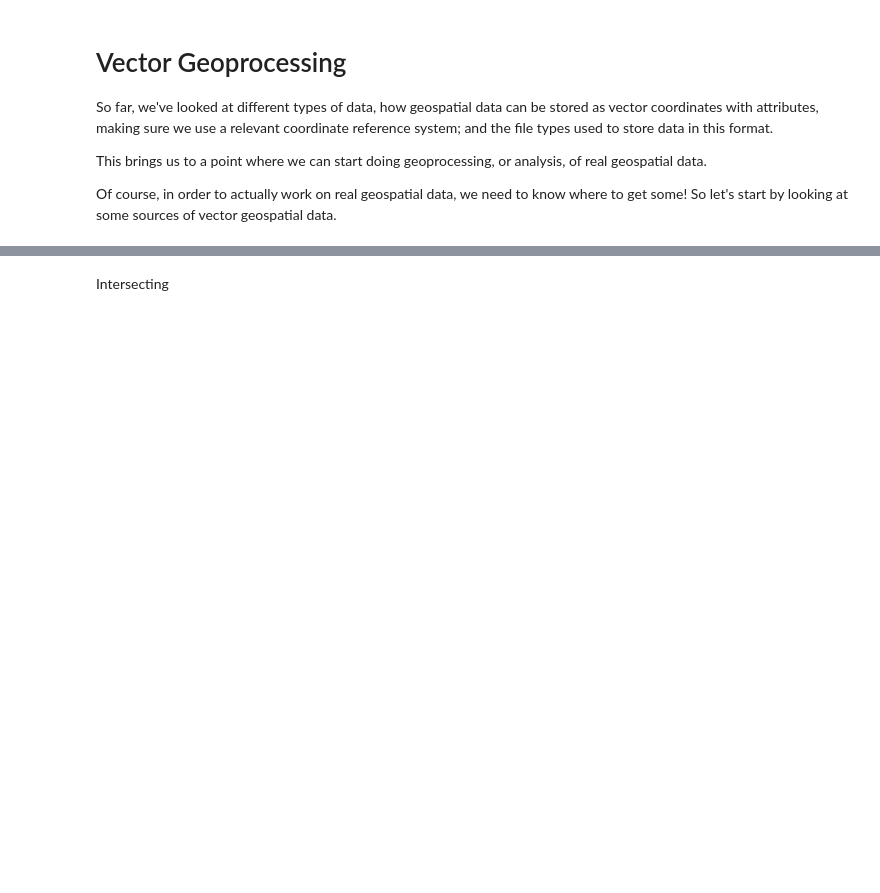
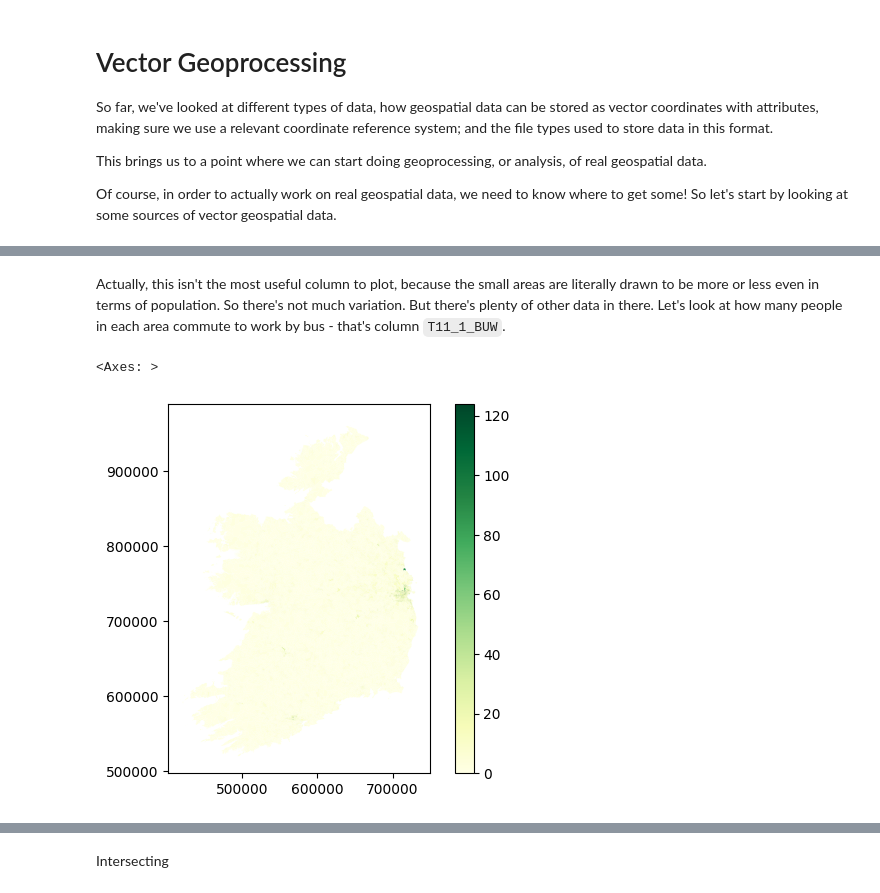
Before and after one commit to bamacgabhann/GY5021, a Jupyter notebook: GY5021/1_Introduction_to_Geospatial_Data/GY5021_7_Vector_Geoprocessing.ipynb, the cells around one changed output, grey strips where cells are left out. Drawn from its saved outputs; the diff is of its cells as text; code cells hidden in the pictures; blank space fills up the shorter version.

````diff
--- a/GY5021/1_Introduction_to_Geospatial_Data/GY5021_7_Vector_Geoprocessing.ipynb
+++ b/GY5021/1_Introduction_to_Geospatial_Data/GY5021_7_Vector_Geoprocessing.ipynb
@@ -107,0 +168,7 @@ To do this, we need two things: the population of each small area, and the area
+# %% [markdown]
+Actually, this isn't the most useful column to plot, because the small areas are literally drawn to be more or less even in terms of population. So there's not much variation. But there's plenty of other data in there. Let's look at how many people in each area commute to work by bus - that's column ```T11_1_BUW```.
+# %%
+small_areas.plot(column='T11_1_BUW', cmap='YlGn', legend=True)
+# %% [output]
+<Axes: >
+[figure, added]
````
Also changed, not shown: parts of 38 cells of this notebook, 1 other file.
